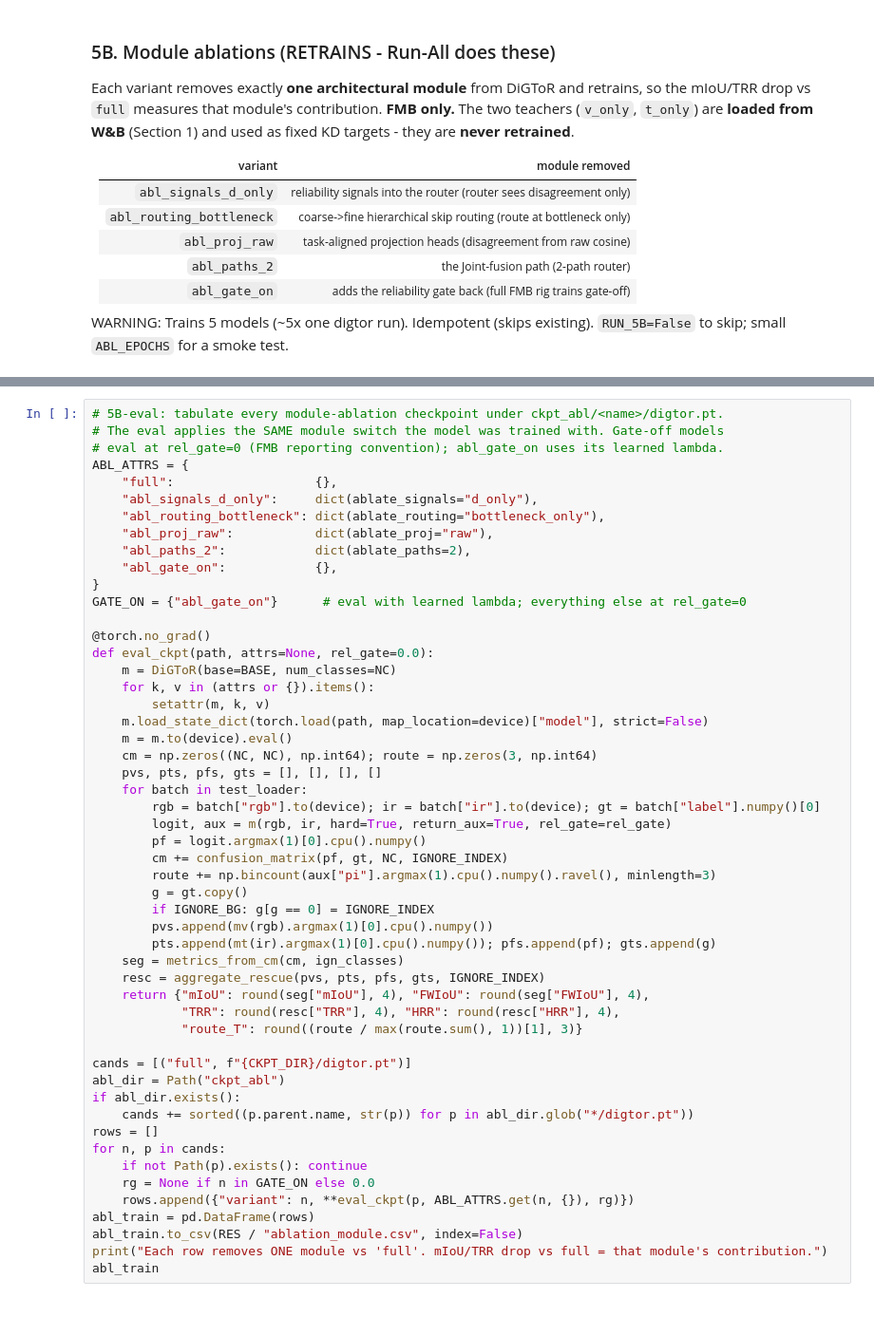
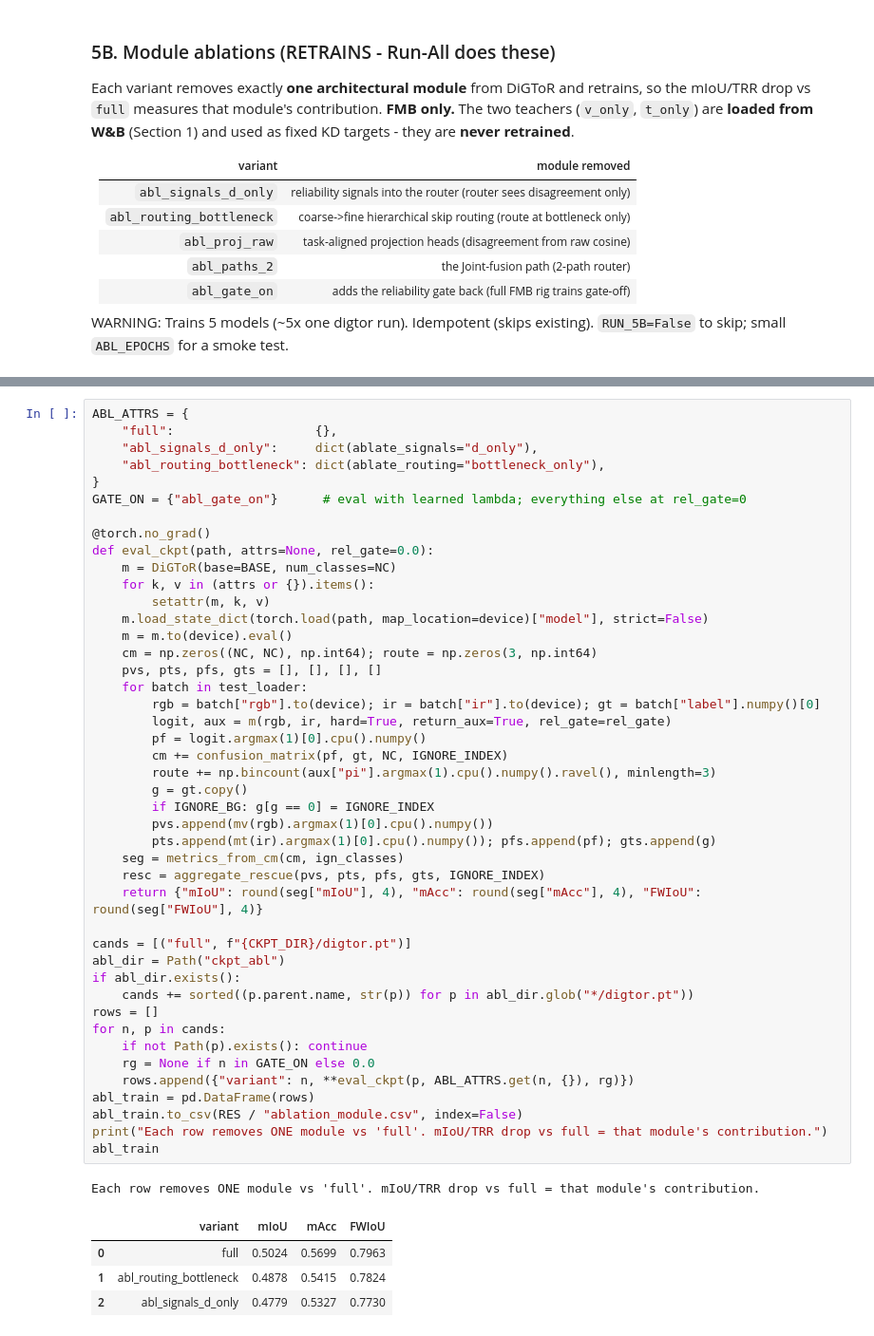
Before and after one commit to nguyenmaiductrong/DiGToR, a Jupyter notebook: notebooks/digtor_figures_and_gaps.ipynb, the cells around one changed output, grey strips where cells are left out. Shown at 95% size. Cells and saved outputs as stored; diff of their text form; blank space fills up the shorter version.

```diff
--- a/notebooks/digtor_figures_and_gaps.ipynb
+++ b/notebooks/digtor_figures_and_gaps.ipynb
@@ -449,14 +534,8 @@ for name, flags in (abl_variants.items() if RUN_5B else []):
 # %%
-# 5B-eval: tabulate every module-ablation checkpoint under ckpt_abl/<name>/digtor.pt.
-# The eval applies the SAME module switch the model was trained with. Gate-off models
-# eval at rel_gate=0 (FMB reporting convention); abl_gate_on uses its learned lambda.
 ABL_ATTRS = {
     "full":                   {},
     "abl_signals_d_only":     dict(ablate_signals="d_only"),
     "abl_routing_bottleneck": dict(ablate_routing="bottleneck_only"),
-    "abl_proj_raw":           dict(ablate_proj="raw"),
-    "abl_paths_2":            dict(ablate_paths=2),
-    "abl_gate_on":            {},
 }
 GATE_ON = {"abl_gate_on"}      # eval with learned lambda; everything else at rel_gate=0
 
@@ -468,33 +547,37 @@ def eval_ckpt(path, attrs=None, rel_gate=0.0):
     m.load_state_dict(torch.load(path, map_location=device)["model"], strict=False)
     m = m.to(device).eval()
     cm = np.zeros((NC, NC), np.int64); route = np.zeros(3, np.int64)
     pvs, pts, pfs, gts = [], [], [], []
     for batch in test_loader:
         rgb = batch["rgb"].to(device); ir = batch["ir"].to(device); gt = batch["label"].numpy()[0]
         logit, aux = m(rgb, ir, hard=True, return_aux=True, rel_gate=rel_gate)
         pf = logit.argmax(1)[0].cpu().numpy()
         cm += confusion_matrix(pf, gt, NC, IGNORE_INDEX)
         route += np.bincount(aux["pi"].argmax(1).cpu().numpy().ravel(), minlength=3)
         g = gt.copy()
         if IGNORE_BG: g[g == 0] = IGNORE_INDEX
         pvs.append(mv(rgb).argmax(1)[0].cpu().numpy())
         pts.append(mt(ir).argmax(1)[0].cpu().numpy()); pfs.append(pf); gts.append(g)
     seg = metrics_from_cm(cm, ign_classes)
     resc = aggregate_rescue(pvs, pts, pfs, gts, IGNORE_INDEX)
-    return {"mIoU": round(seg["mIoU"], 4), "FWIoU": round(seg["FWIoU"], 4),
-            "TRR": round(resc["TRR"], 4), "HRR": round(resc["HRR"], 4),
-            "route_T": round((route / max(route.sum(), 1))[1], 3)}
+    return {"mIoU": round(seg["mIoU"], 4), "mAcc": round(seg["mAcc"], 4), "FWIoU": round(seg["FWIoU"], 4)}
 
 cands = [("full", f"{CKPT_DIR}/digtor.pt")]
 abl_dir = Path("ckpt_abl")
 if abl_dir.exists():
     cands += sorted((p.parent.name, str(p)) for p in abl_dir.glob("*/digtor.pt"))
 rows = []
 for n, p in cands:
     if not Path(p).exists(): continue
     rg = None if n in GATE_ON else 0.0
     rows.append({"variant": n, **eval_ckpt(p, ABL_ATTRS.get(n, {}), rg)})
 abl_train = pd.DataFrame(rows)
 abl_train.to_csv(RES / "ablation_module.csv", index=False)
 print("Each row removes ONE module vs 'full'. mIoU/TRR drop vs full = that module's contribution.")
 abl_train
+# %% [output]
+Each row removes ONE module vs 'full'. mIoU/TRR drop vs full = that module's contribution.
+|  | variant | mIoU | mAcc | FWIoU |
+| 0 | full | 0.5024 | 0.5699 | 0.7963 |
+| 1 | abl_routing_bottleneck | 0.4878 | 0.5415 | 0.7824 |
+| 2 | abl_signals_d_only | 0.4779 | 0.5327 | 0.7730 |
```
Also changed, not shown: parts of 20 cells of this notebook, 6 other files.
